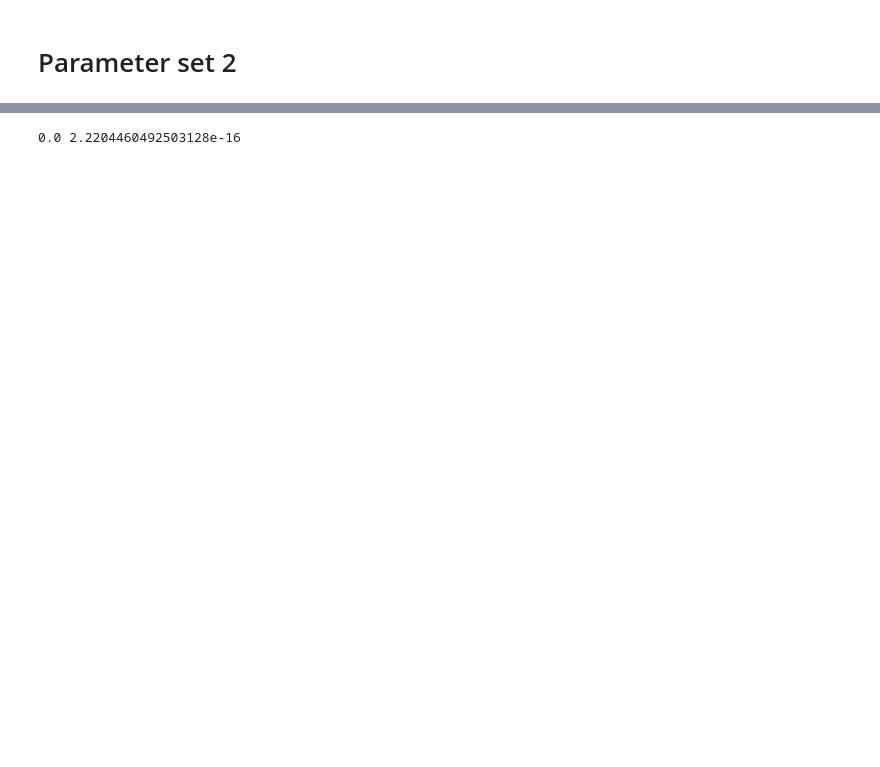
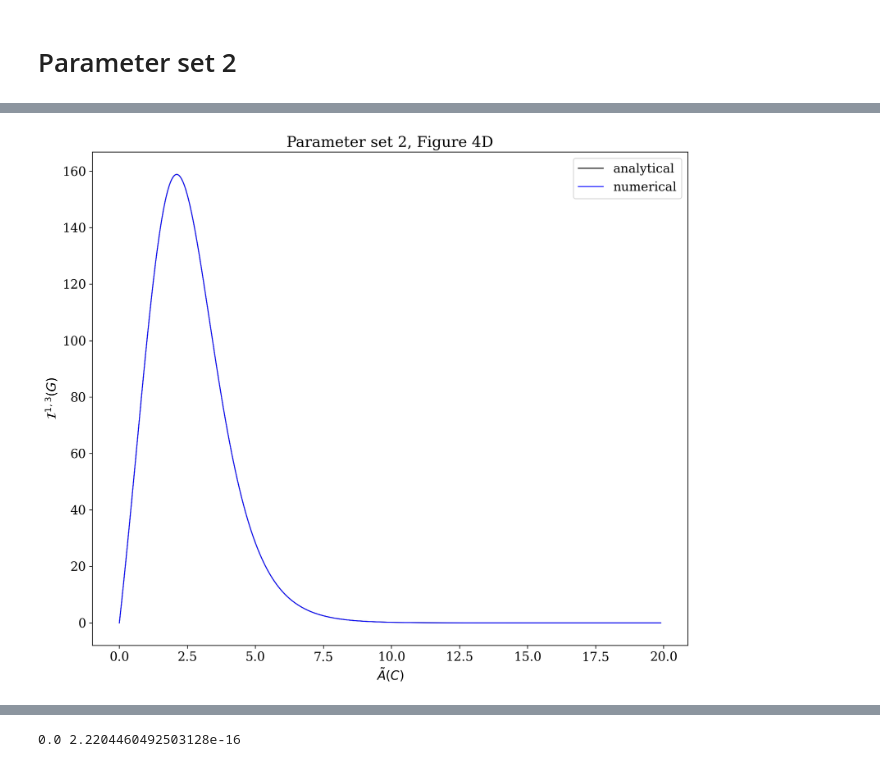
Before and after one commit to sjhaque14/steinberg-signature, a Jupyter notebook: k4'_analytical.ipynb, the cells around one changed output, grey strips where cells are left out. Drawn from its saved outputs; the diff is of its cells as text; code cells hidden in the pictures; blank space fills up the shorter version.

Commit message:
ran so many parameter sets...

```diff
--- a/k4'_analytical.ipynb
+++ b/k4'_analytical.ipynb
@@ -224,0 +218,16 @@ print(lambdas)
+# %%
+labels_r = [[0.0003198327573927035, 0.008684, 0.02724], [460.7, 0.03588959409594097, 0.00104]]
+labels_f = [[0.003252, 0.00104, 0.02237], [154.7, 0.0128, 0.008684]]
+print(labels_f)
+print(labels_r)
+
+aff_c1 = np.abs(np.log(np.prod(labels_f[0])/np.prod(labels_r[0])))
+aff_c2 = np.abs(np.log(np.prod(labels_f[1])/np.prod(labels_r[1])))
+print(aff_c1,aff_c2)
+
+lap = lap_k4_2cycle(labels_f,labels_r)
+print(lap)
+
+# check that eigenvalues are real and distinct (they need to stay this way)
+lambdas, w_i, z_i = spectrum_any(lap)
+print(lambdas)
@@ -224,0 +315,12 @@ print(lambdas)
+# %%
+# Steinberg curve plot
+plt.plot(np.abs(affinities_c1),analytical_areas,linewidth=1, color= 'black',label='analytical')
+plt.plot(np.abs(affinities_c1),numerical_areas,linewidth=1, color= 'blue',label='numerical')
+plt.xlabel(r"$\tilde{A}(C)$")
+plt.ylabel(r"$\mathcal{I}^{1,3}(G)$")
+plt.title("Parameter set 2, Figure 4D")
+plt.legend()
+plt.savefig("pset2_fig4d_260809.pdf")
+plt.show()
+# %% [output]
+[figure, new version]
```
Also changed, not shown: parts of 57 cells of this notebook, 23 other files.
